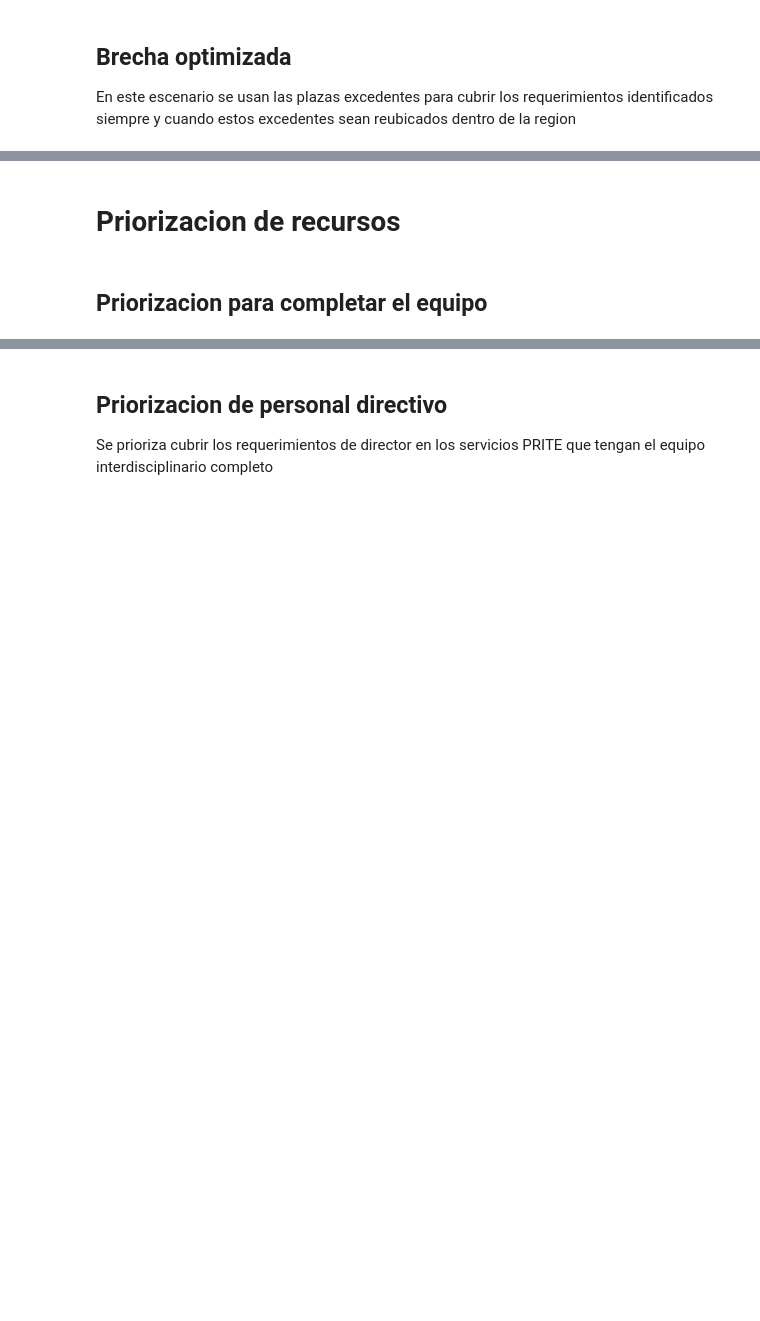
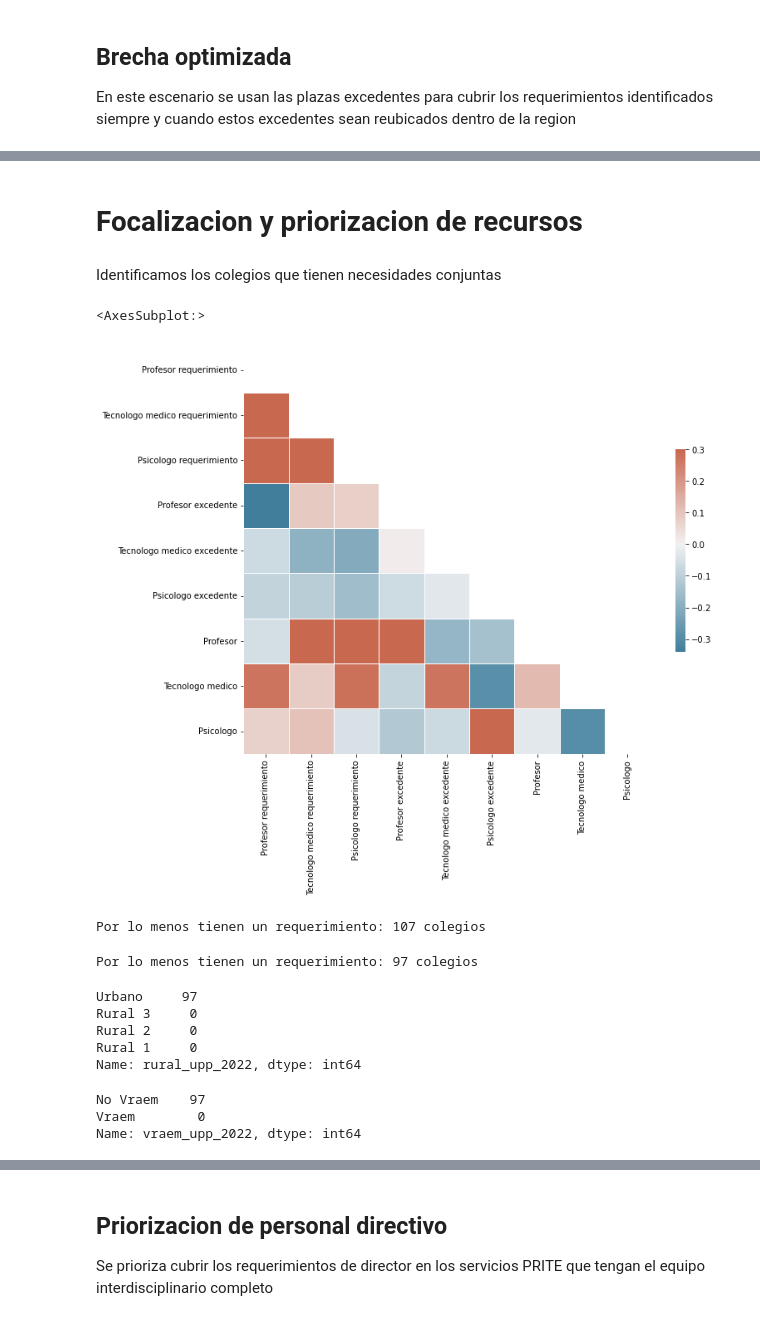
Before and after one commit to hugoferquiroz/Brecha-PRITE, a Jupyter notebook: scripts/calculo de la brecha.ipynb, the cells around one changed output, grey strips where cells are left out. Saved outputs shown, nothing was run; the diff lists cells and outputs as text; code cells hidden in the pictures; blank space fills up the shorter version.

```diff
--- a/scripts/calculo de la brecha.ipynb
+++ b/scripts/calculo de la brecha.ipynb
@@ -429,6 +429,58 @@ cr_region
 # Exporto los resultados
 cr_region.to_excel(work/r'tablas\\brecha con racio.xlsx')
 # %% [markdown]
-# Priorizacion de recursos
+# Focalizacion y priorizacion de recursos
-# %% [markdown]
-## Priorizacion para completar el equipo
+# %% [markdown]
+Identificamos los colegios que tienen necesidades conjuntas
+# %%
+import seaborn as sns
+import matplotlib.pyplot as plt
+
+corr = df[['Profesor requerimiento','Tecnologo medico requerimiento','Psicologo requerimiento',
+           'Profesor excedente','Tecnologo medico excedente','Psicologo excedente',
+           'Profesor','Tecnologo medico','Psicologo']].corr()
+# Generate a mask for the upper triangle
+mask = np.triu(np.ones_like(corr, dtype=bool))
+
+# Set up the matplotlib figure
+f, ax = plt.subplots(figsize=(11, 9))
+
+# Generate a custom diverging colormap
+cmap = sns.diverging_palette(230, 20, as_cmap=True)
+
+# Draw the heatmap with the mask and correct aspect ratio
+sns.heatmap(corr, mask=mask, cmap=cmap, vmax=.3, center=0,
+            square=True, linewidths=.5, cbar_kws={"shrink": .5})
+# %% [output]
+<AxesSubplot:>
+[figure, added]
+# %%
+# Filtramos a los colegios que tengan por lo menos un requerimiento
+df_req = df.loc[(df['Profesor requerimiento']!=0) | (df['Tecnologo medico requerimiento']!=0) | (df['Psicologo requerimiento']!=0) ]
+print('Por lo menos tienen un requerimiento:',df_req.shape[0],'colegios')
+# %% [output]
+Por lo menos tienen un requerimiento: 107 colegios
+# %%
+# Filtramos a los colegios que no tengan el total de cantidad de personal
+df_req['Total personal'] = df_req['Profesor'] + df_req['Tecnologo medico'] + df['Psicologo'] + df['Director']
+df_req['Personal norma'] = 3*(df_req['Matricula reportada']/12).astype(int)
+
+df_priorizado = df_req[df_req['Personal norma'] > df_req['Total personal']]
+print('Por lo menos tienen un requerimiento:',df_priorizado.shape[0],'colegios')
+# %% [output]
+Por lo menos tienen un requerimiento: 97 colegios
+# %%
+# Caracterizacion
+df_priorizado['rural_upp_2022'].value_counts()
+# %% [output]
+Urbano     97
+Rural 3     0
+Rural 2     0
+Rural 1     0
+Name: rural_upp_2022, dtype: int64
+# %%
+df_priorizado['vraem_upp_2022'].value_counts()
+# %% [output]
+No Vraem    97
+Vraem        0
+Name: vraem_upp_2022, dtype: int64
```
Also changed, not shown: parts of 8 cells of this notebook, 5 other files.
